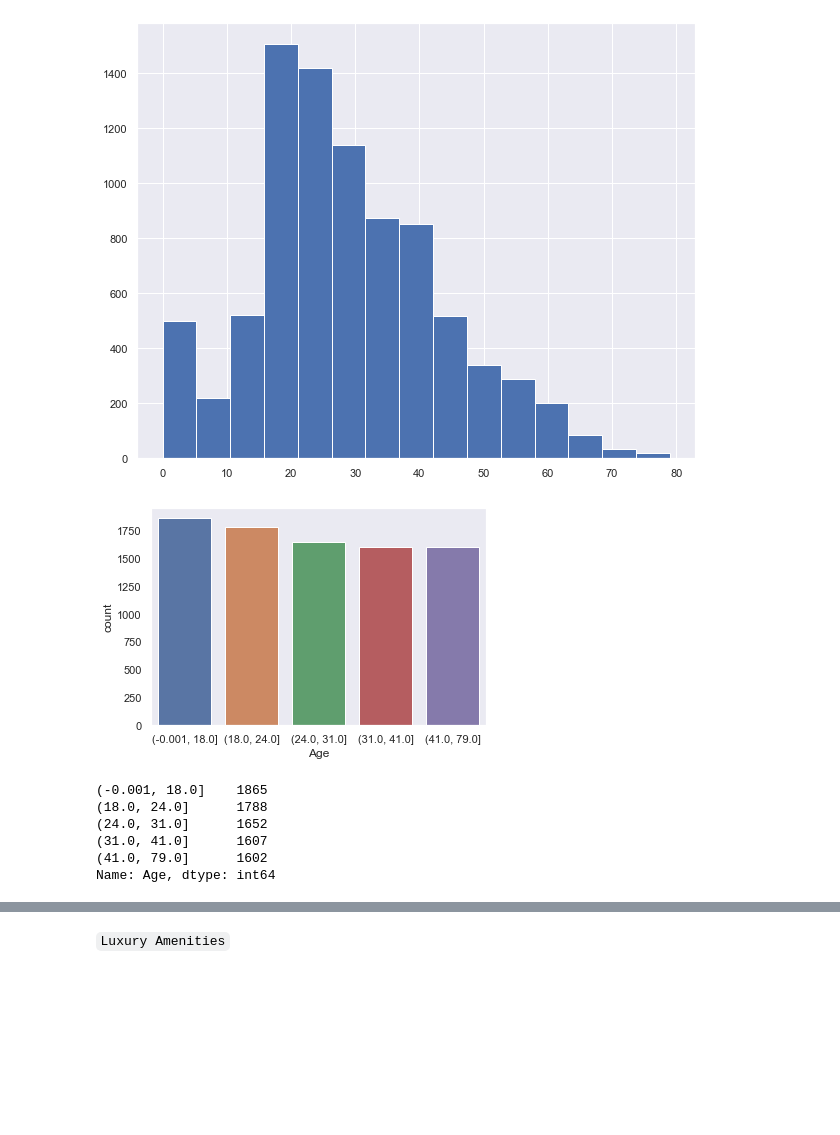
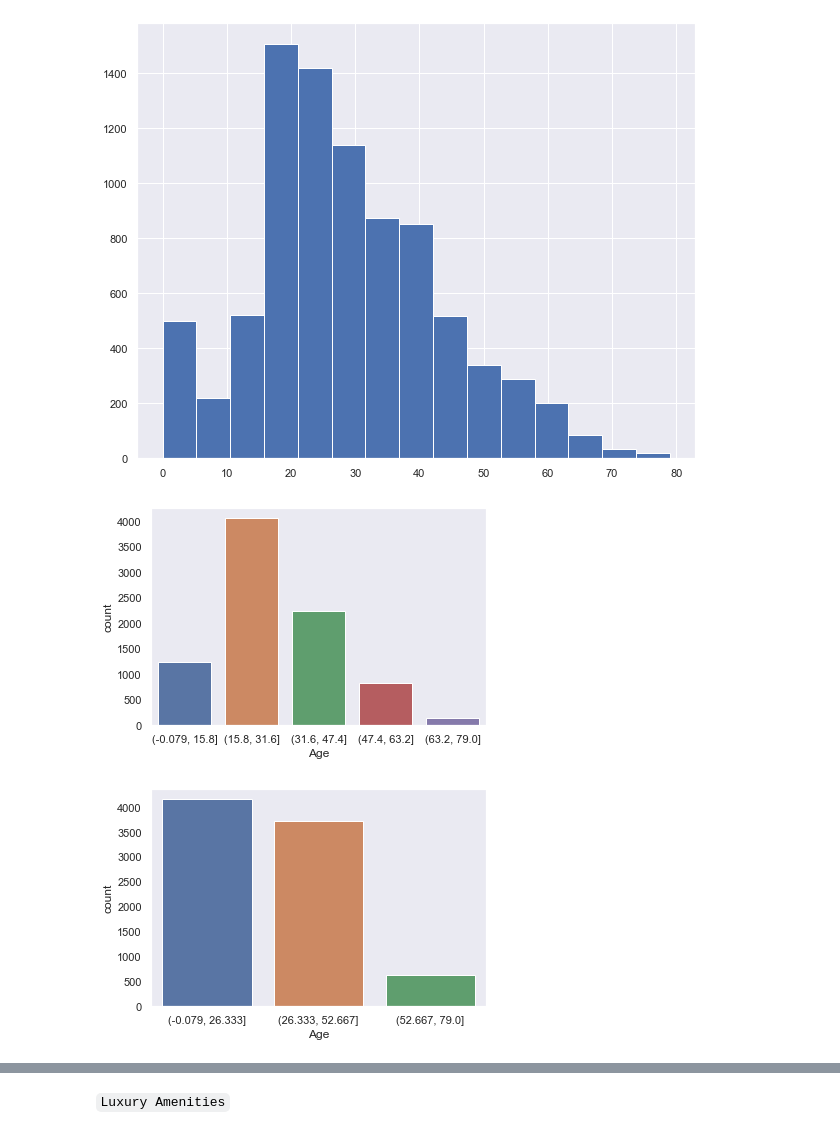
Before and after one commit to SZhafiri/Kagge_Spaceship_Titanic, a Jupyter notebook: First Look.ipynb, the cells around one changed output, grey strips where cells are left out. Drawn from its saved outputs; the diff is of its cells as text; code cells hidden in the pictures; blank space fills up the shorter version.

```diff
--- a/First Look.ipynb
+++ b/First Look.ipynb
@@ -502,19 +502,17 @@ train['Age'].hist(bins = 15)
 plt.show()
 # %% [output]
 [figure]
-# %%
-age_bin5 = pd.qcut(train['Age'], 5)
-
-sns.countplot(x=age_bin5)
-plt.show()
-# %% [output]
-[figure, removed]
-# %%
-age_bin5.value_counts()
-# %% [output]
-(-0.001, 18.0]    1865
-(18.0, 24.0]      1788
-(24.0, 31.0]      1652
-(31.0, 41.0]      1607
-(41.0, 79.0]      1602
-Name: Age, dtype: int64
+# %%
+age_bin5 = pd.cut(train['Age'], 5)
+
+sns.countplot(x=age_bin5)
+plt.show()
+# %% [output]
+[figure, added]
+# %%
+age_bin3 = pd.cut(train['Age'], 3)
+
+sns.countplot(x=age_bin3)
+plt.show()
+# %% [output]
+[figure, added]
```
Also changed, not shown: parts of 89 cells of this notebook.
